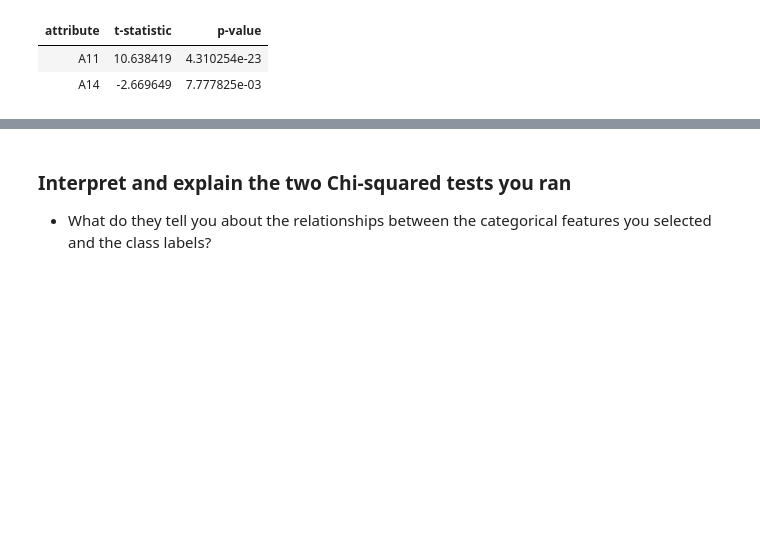
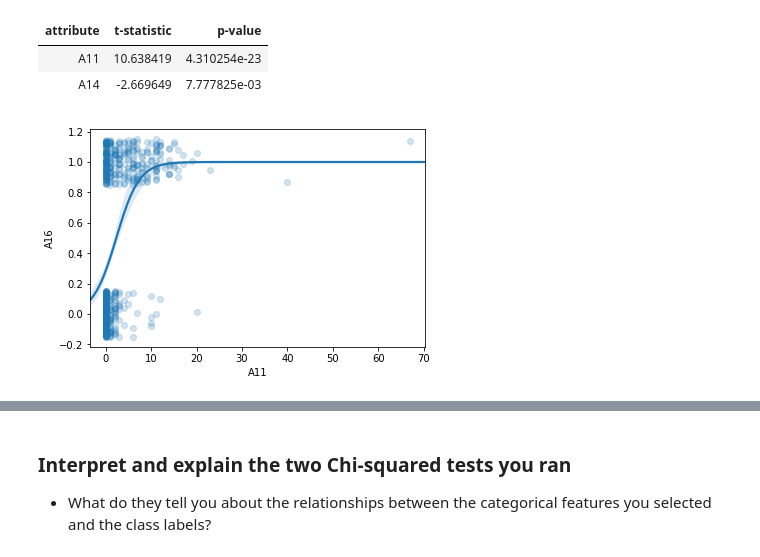
Before and after one commit to bloominstituteoftechnology/DS-Unit-1-Sprint-3-Statistical-Tests-and-Experiments, a Jupyter notebook: DS_Unit_1_Sprint_Challenge_3.ipynb, the cells around one changed output, grey strips where cells are left out. Drawn from its saved outputs; the diff is of its cells as text; code cells hidden in the pictures; blank space fills up the shorter version.

```diff
--- a/DS_Unit_1_Sprint_Challenge_3.ipynb
+++ b/DS_Unit_1_Sprint_Challenge_3.ipynb
@@ -316,3 +316,9 @@ display(HTML(ttests[ttests['attribute'].isin(['A11', 'A14'])].to_html(index=Fals
 | attribute | t-statistic | p-value |
 | A11 | 10.638419 | 4.310254e-23 |
 | A14 | -2.669649 | 7.777825e-03 |
+# %%
+# Show logistic regression plot for A11.
+sns.regplot(x='A11', y='A16', data=df.dropna(subset=['A11']), logistic=True,
+           scatter_kws={'alpha':0.2}, y_jitter=0.15);
+# %% [output]
+[figure, added]
```
Also changed, not shown: parts of 2 cells of this notebook.
